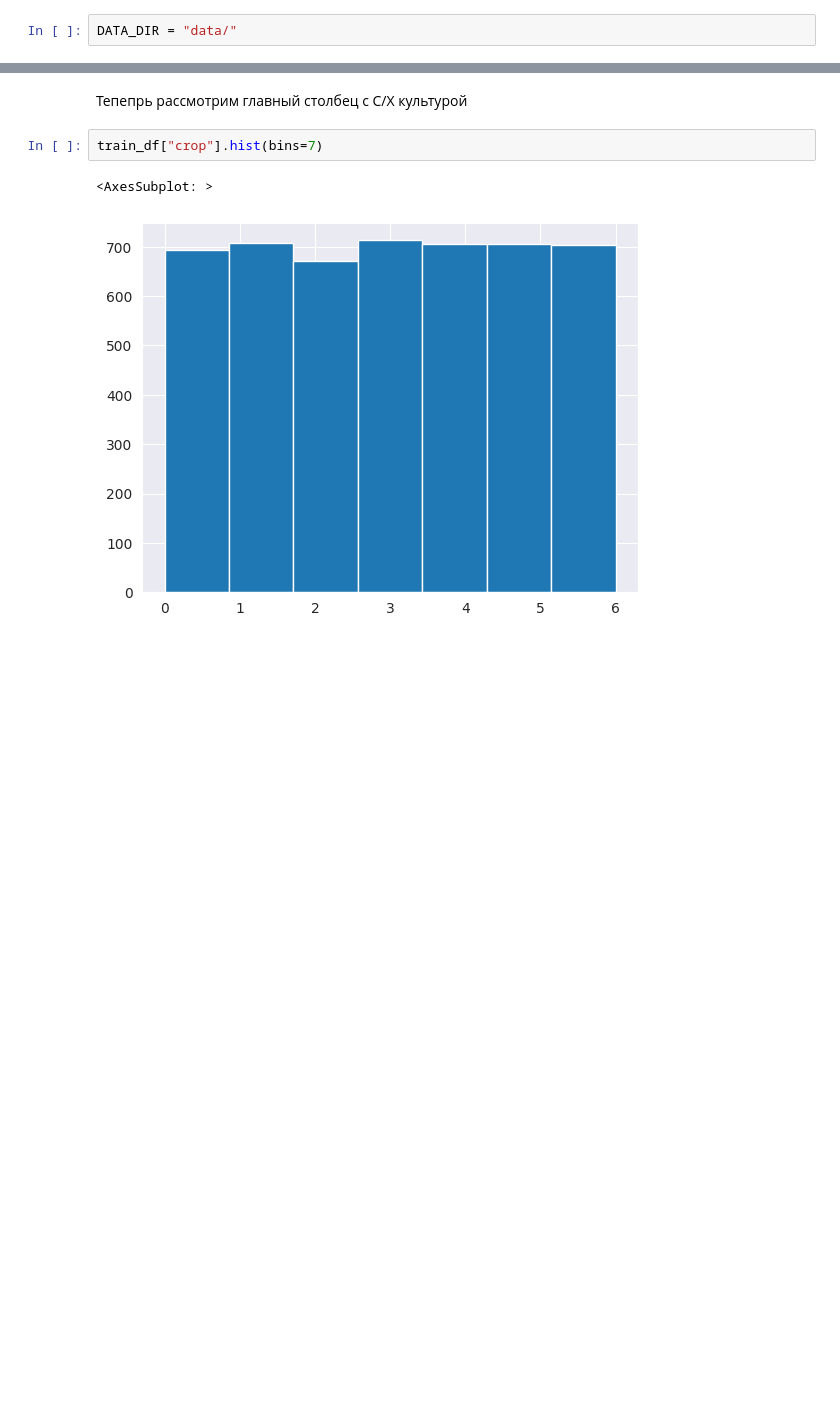
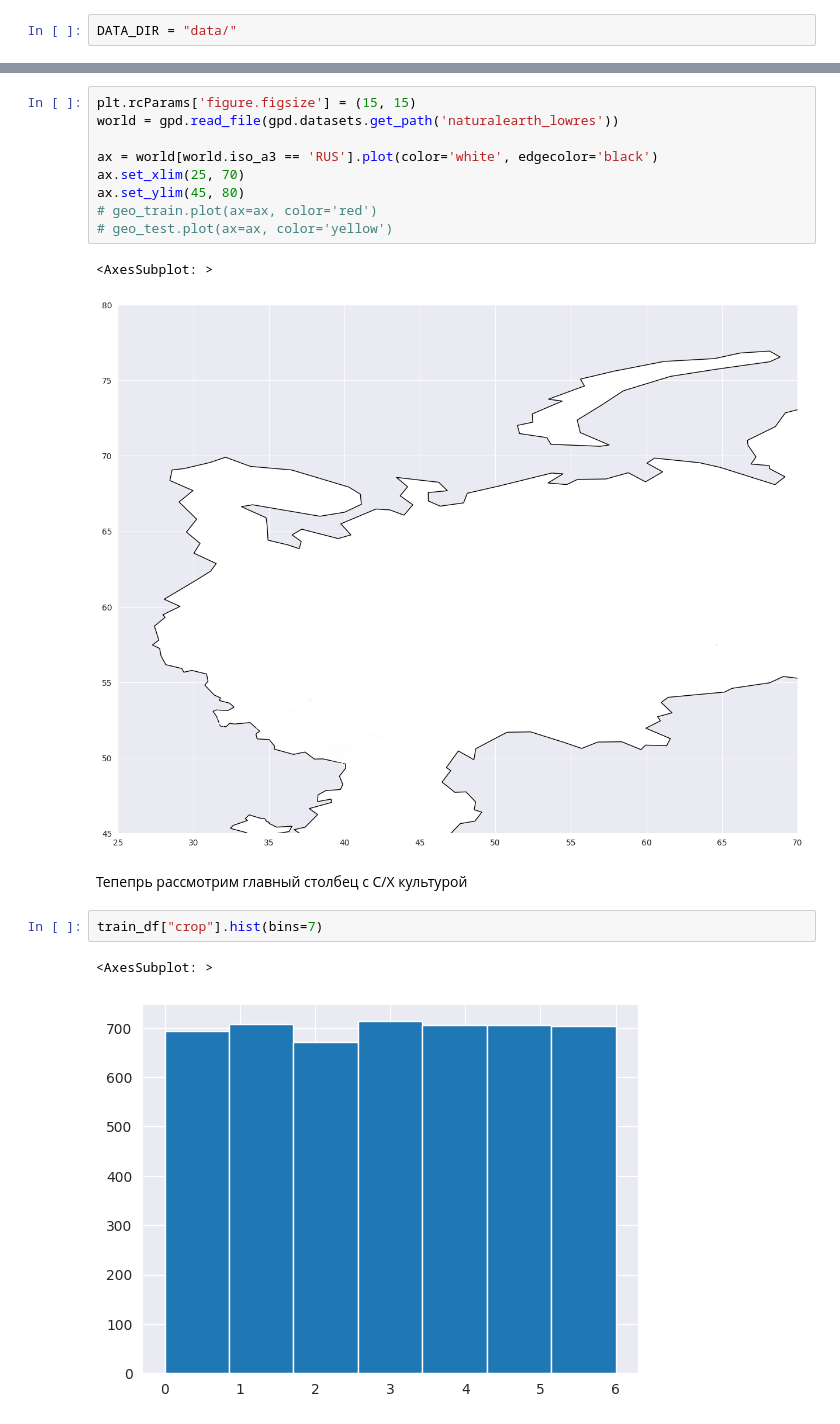
Before and after one commit to eivankin/ndvi, a Jupyter notebook: baseline.ipynb, the cells around one changed output, grey strips where cells are left out. Saved outputs shown, nothing was run; the diff lists cells and outputs as text; blank space fills up the shorter version.

```diff
--- a/baseline.ipynb
+++ b/baseline.ipynb
@@ -24,3 +72,15 @@ test_df.shape
+# %%
+plt.rcParams['figure.figsize'] = (15, 15)
+world = gpd.read_file(gpd.datasets.get_path('naturalearth_lowres'))
+
+ax = world[world.iso_a3 == 'RUS'].plot(color='white', edgecolor='black')
+ax.set_xlim(25, 70)
+ax.set_ylim(45, 80)
+# geo_train.plot(ax=ax, color='red')
+# geo_test.plot(ax=ax, color='yellow')
+# %% [output]
+<AxesSubplot: >
+[figure, added]
 # %% [markdown]
 Тепепрь рассмотрим главный столбец с C/Х культурой
 # %%
```
Also changed, not shown: parts of 18 cells of this notebook, 1 other file.
